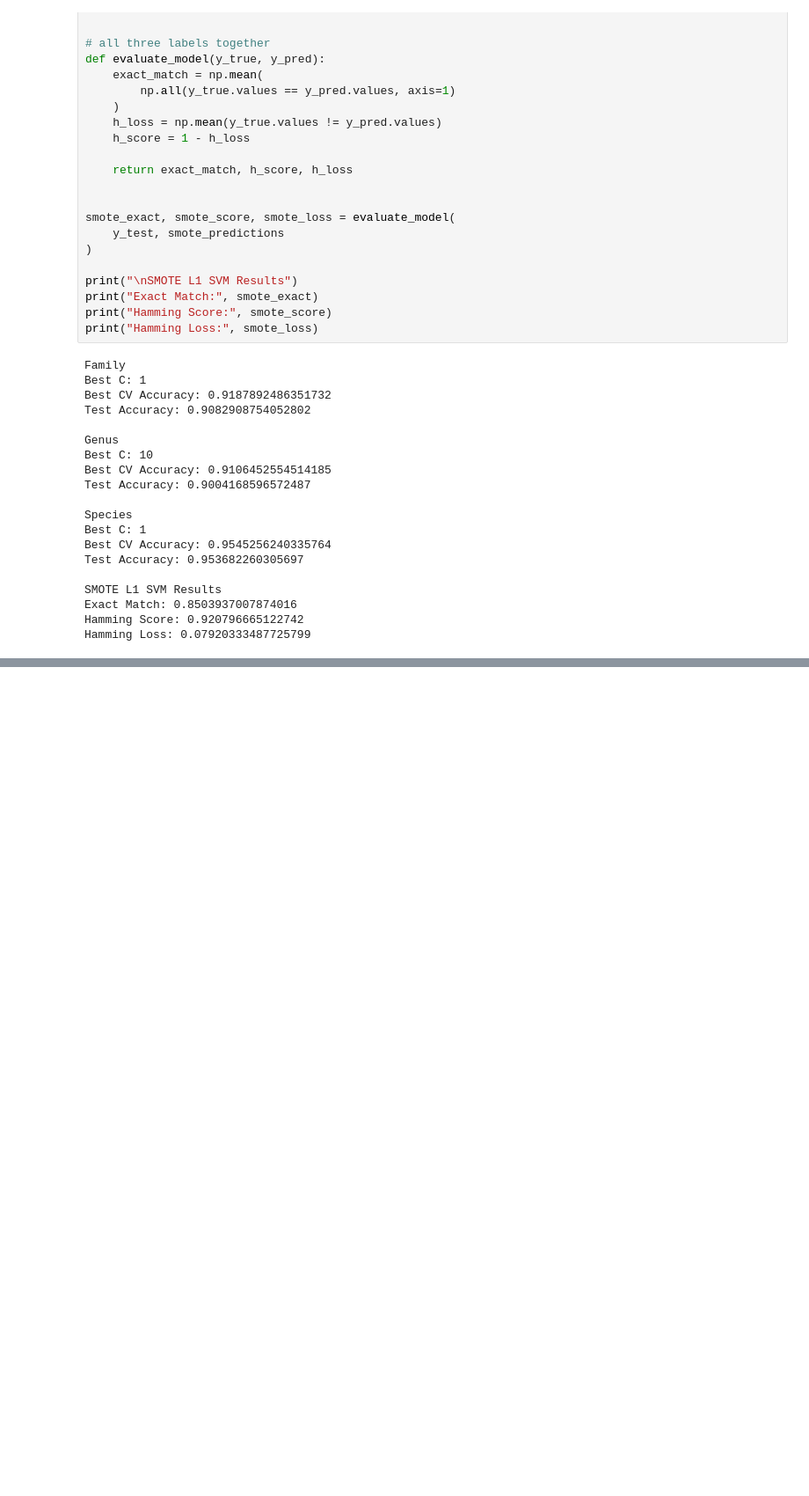
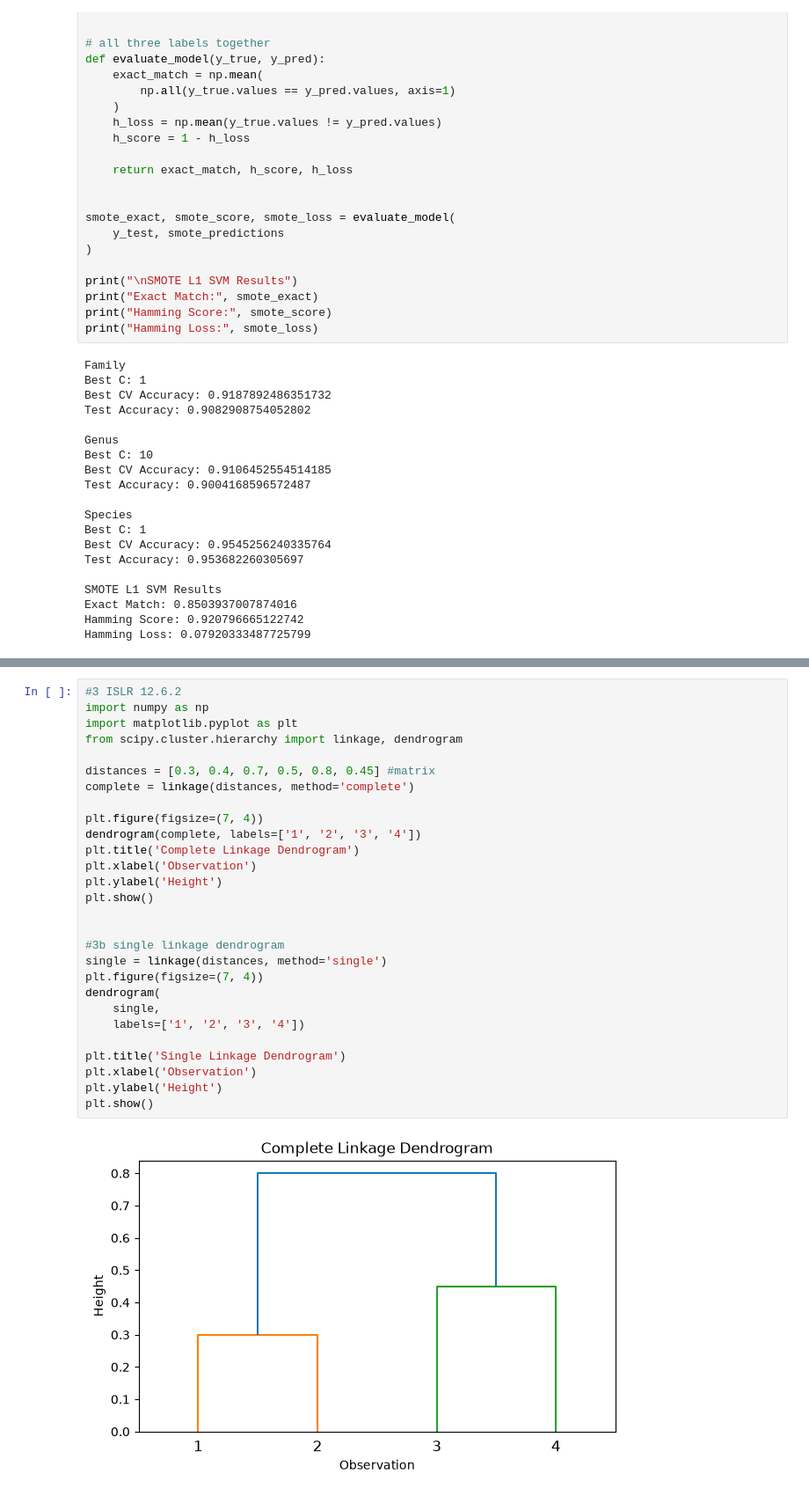
Before and after one commit to lsjang-svg/DSCI552_HW7, a Jupyter notebook: hw7.ipynb, the cells around one changed output, grey strips where cells are left out. Shown at 88% size. Cells and saved outputs as stored; diff of their text form; blank space fills up the shorter version.

```diff
--- a/hw7.ipynb
+++ b/hw7.ipynb
@@ -320,0 +486,30 @@ The Gaussian RBF SVM performed the best, with having the exact match, hamming sc
+# %%
+#3 ISLR 12.6.2
+import numpy as np
+import matplotlib.pyplot as plt
+from scipy.cluster.hierarchy import linkage, dendrogram
+
+distances = [0.3, 0.4, 0.7, 0.5, 0.8, 0.45] #matrix
+complete = linkage(distances, method='complete')
+
+plt.figure(figsize=(7, 4))
+dendrogram(complete, labels=['1', '2', '3', '4'])
+plt.title('Complete Linkage Dendrogram')
+plt.xlabel('Observation')
+plt.ylabel('Height')
+plt.show()
+
+
+#3b single linkage dendrogram
+single = linkage(distances, method='single')
+plt.figure(figsize=(7, 4))
+dendrogram(
+    single,
+    labels=['1', '2', '3', '4'])
+
+plt.title('Single Linkage Dendrogram')
+plt.xlabel('Observation')
+plt.ylabel('Height')
+plt.show()
+# %% [output]
+[figure, added]
```
Also changed, not shown: parts of 10 cells of this notebook.
